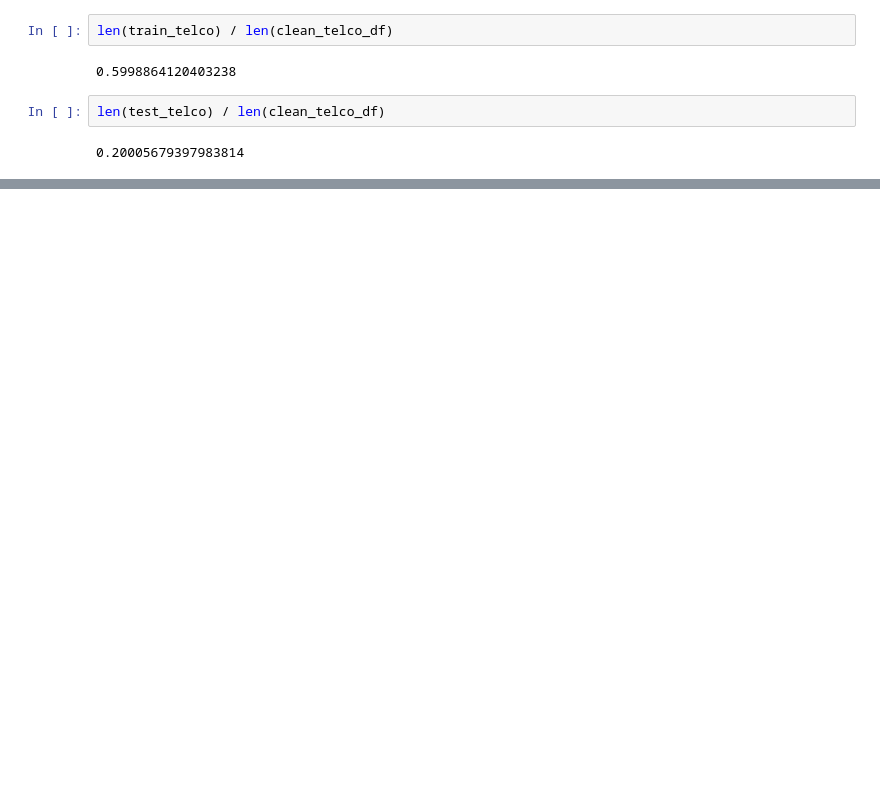
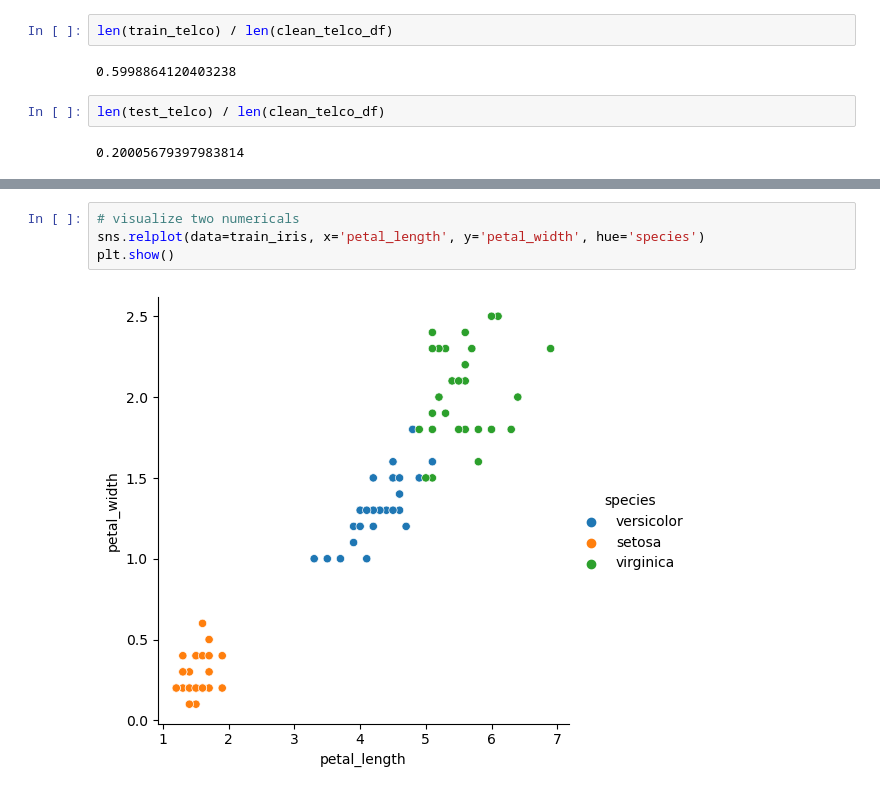
Before and after one commit to lewisalexia/classification-exercises, a Jupyter notebook: classification_exercises.ipynb, the cells around one changed output, grey strips where cells are left out. Saved outputs shown, nothing was run; the diff lists cells and outputs as text; blank space fills up the shorter version.

```diff
--- a/classification_exercises.ipynb
+++ b/classification_exercises.ipynb
@@ -820,0 +1244,6 @@ Test: (1409, 24)
+# %%
+# visualize two numericals
+sns.relplot(data=train_iris, x='petal_length', y='petal_width', hue='species')
+plt.show()
+# %% [output]
+[figure, added]
```
Also changed, not shown: parts of 96 cells of this notebook.
